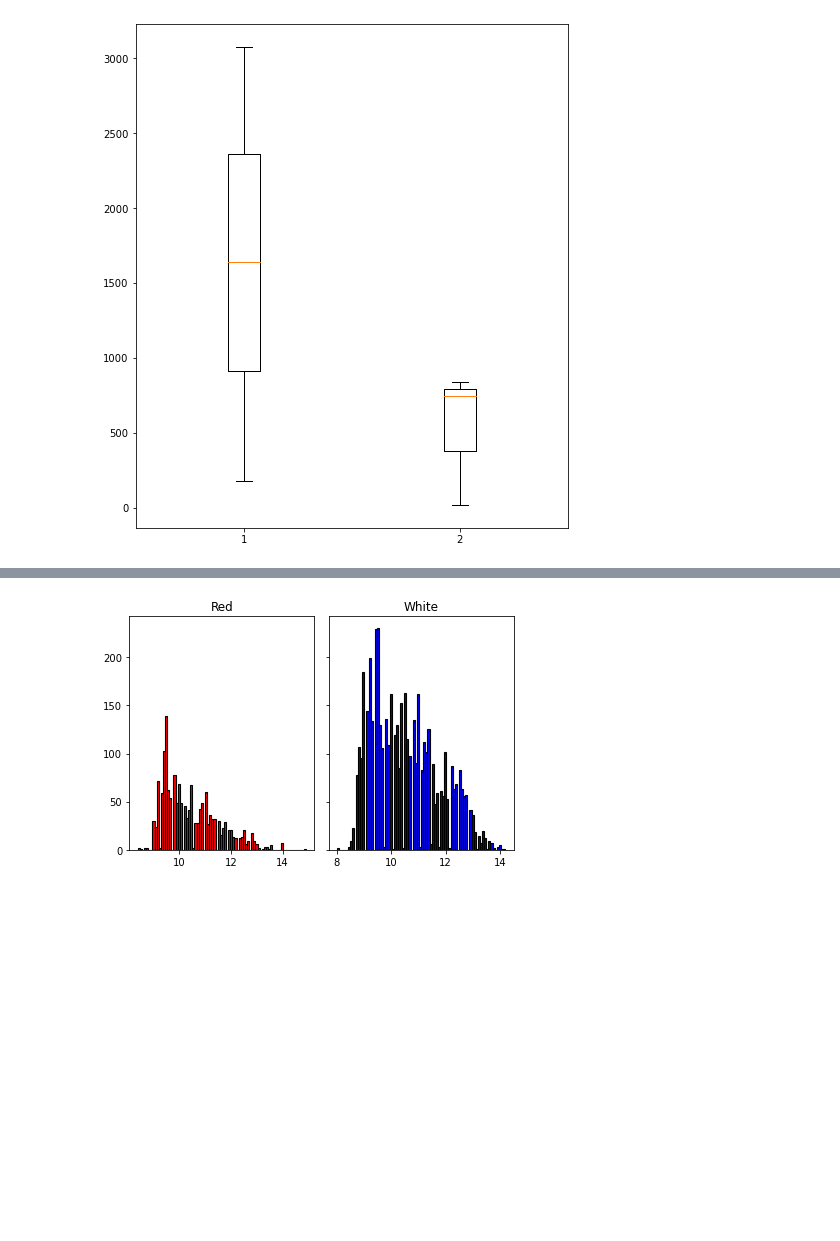
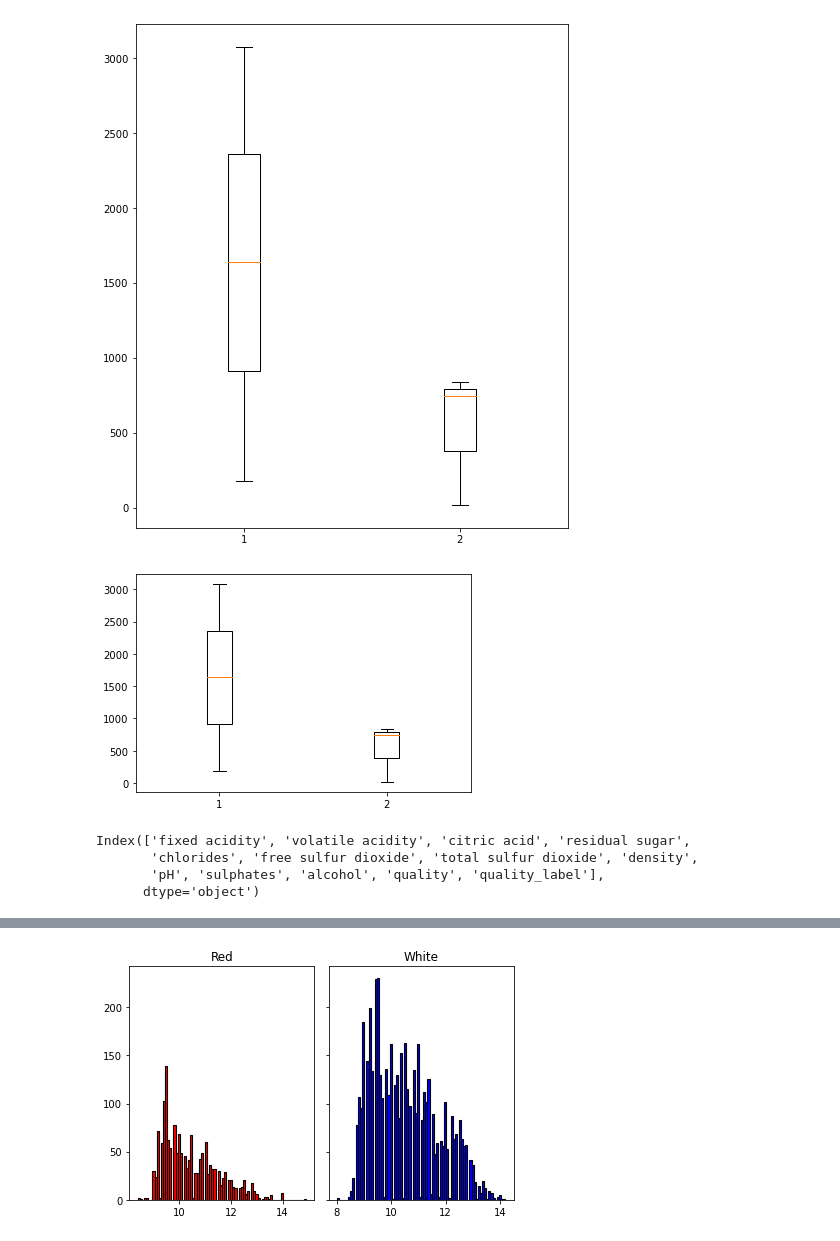
Before and after one commit to movifu1982/EDA---Wine-Project, a Jupyter notebook: EDA.ipynb, the cells around one changed output, grey strips where cells are left out. Cells and saved outputs as stored; diff of their text form; code cells hidden in the pictures; blank space fills up the shorter version.

```diff
--- a/EDA.ipynb
+++ b/EDA.ipynb
@@ -29,12 +29,12 @@ white_wine = pd.read_csv('https://archive.ics.uci.edu/ml/machine-learning-databa
 #red_wine.describe
 #white_wine.describe
 # %%
-red_wine['quality_label'] = red_wine['quality'].apply(lambda value: 'low'
-if value <= 5 else 'medium'
-if value <= 7 else 'high')
+#red_wine['quality_label'] = red_wine['quality'].apply(lambda value: 'low'
+#if value <= 5 else 'medium'
+#if value <= 7 else 'high')
 
-red_wine['quality_label'] = pd.Categorical(red_wine['quality_label'],
-categories=['low', 'medium', 'high'])
+#red_wine['quality_label'] = pd.Categorical(red_wine['quality_label'],
+#categories=['low', 'medium', 'high'])
 
 #red_wine
 # %%
@@ -77,12 +77,12 @@ if value <= 7 else 'high')
 white_wine['quality_label'] = pd.Categorical(white_wine['quality_label'],
 categories=['low', 'medium', 'high'])
 
-red_wine['quality_label'] = red_wine['quality'].apply(lambda value: 'low'
-if value <= 5 else 'medium'
-if value <= 7 else 'high')
+#red_wine['quality_label'] = red_wine['quality'].apply(lambda value: 'low'
+#if value <= 5 else 'medium'
+#if value <= 7 else 'high')
 
-red_wine['quality_label'] = pd.Categorical(red_wine['quality_label'],
-categories=['low', 'medium', 'high'])
+#red_wine['quality_label'] = pd.Categorical(red_wine['quality_label'],
+#categories=['low', 'medium', 'high'])
 
 # plt.hist(red_wine)
 
@@ -182,3 +162,12 @@ bp = ax.boxplot(data)
 plt.show()
 # %% [output]
 [figure]
+# %%
+#own attempt
+
+fig, ax = plt.subplots()
+ax.boxplot(data)
+
+plt.show()
+# %% [output]
+[figure, added]
@@ -184,0 +178,7 @@ plt.show()
+# %%
+red_wine.columns
+# %% [output]
+Index(['fixed acidity', 'volatile acidity', 'citric acid', 'residual sugar',
+       'chlorides', 'free sulfur dioxide', 'total sulfur dioxide', 'density',
+       'pH', 'sulphates', 'alcohol', 'quality', 'quality_label'],
+      dtype='object')
```
Also changed, not shown: parts of 3 cells of this notebook.
